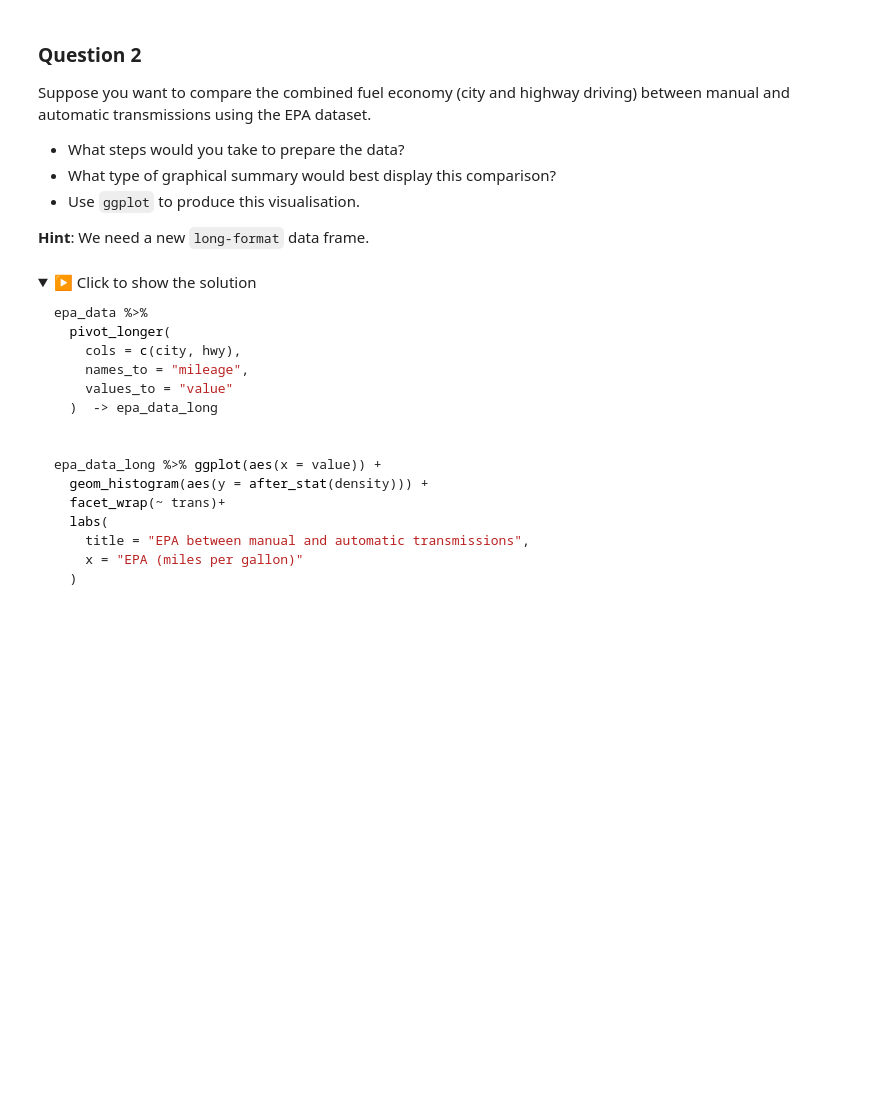
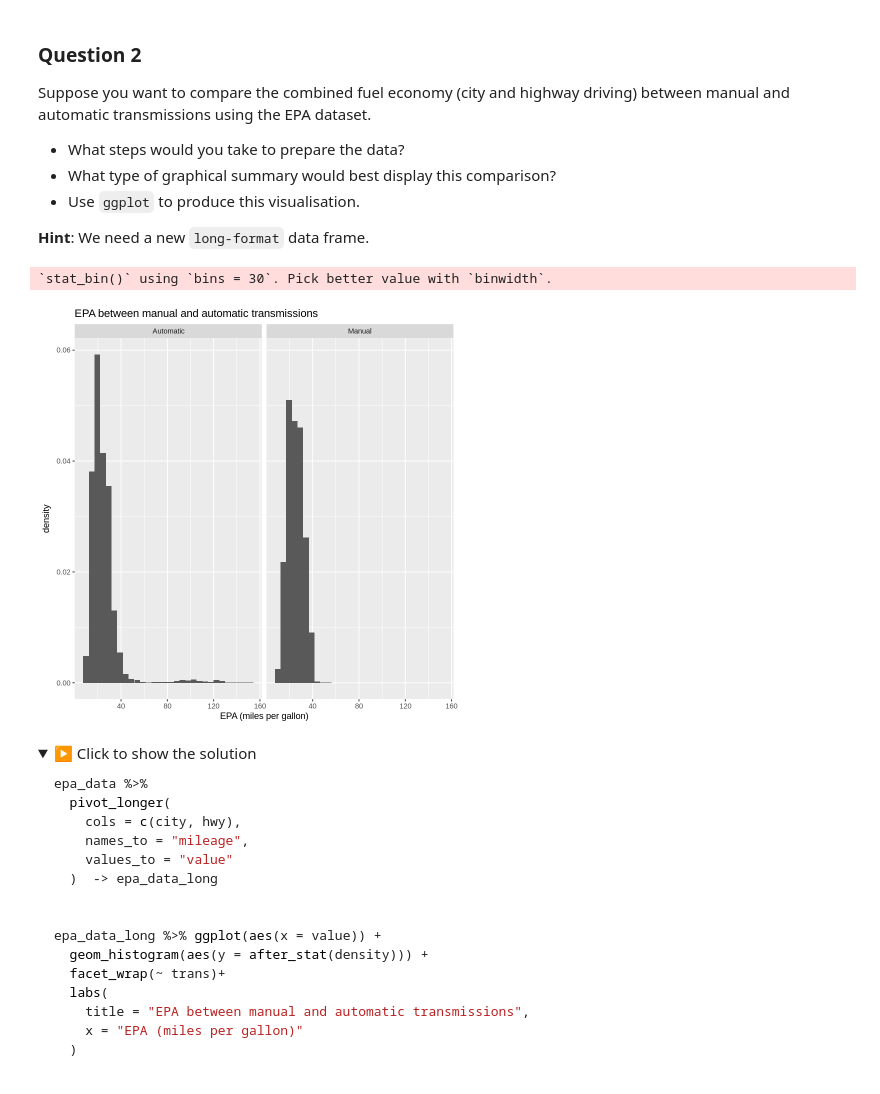
Before and after one commit to edelweiss611428/MXB107-Notebooks, a Jupyter notebook: notebooks/Week_1.ipynb, the cells around one changed output. Drawn from its saved outputs; the diff is of its cells as text; code cells hidden in the pictures; folded sections open; blank space fills up the shorter version.

```diff
--- a/notebooks/Week_1.ipynb
+++ b/notebooks/Week_1.ipynb
@@ -506,6 +528,25 @@ Suppose you want to compare the combined fuel economy (city and highway driving)
 - Use `ggplot` to produce this visualisation.
 
 **Hint**: We need a new `long-format` data frame.
+# %%
+epa_data %>%
+  pivot_longer(
+    cols = c(city, hwy),
+    names_to = "mileage",
+    values_to = "value"
+  )  -> epa_data_long
+
+
+epa_data_long %>% ggplot(aes(x = value)) +
+  geom_histogram(aes(y = after_stat(density))) +
+  facet_wrap(~ trans)+
+  labs(
+    title = "EPA between manual and automatic transmissions",
+    x = "EPA (miles per gallon)"
+  )
+# %% [output]
+`stat_bin()` using `bins = 30`. Pick better value with `binwidth`.
+[figure, added]
 # %% [markdown]
 <details>
 <summary>▶️ Click to show the solution</summary>
```
Also changed, not shown: parts of 6 cells of this notebook.
